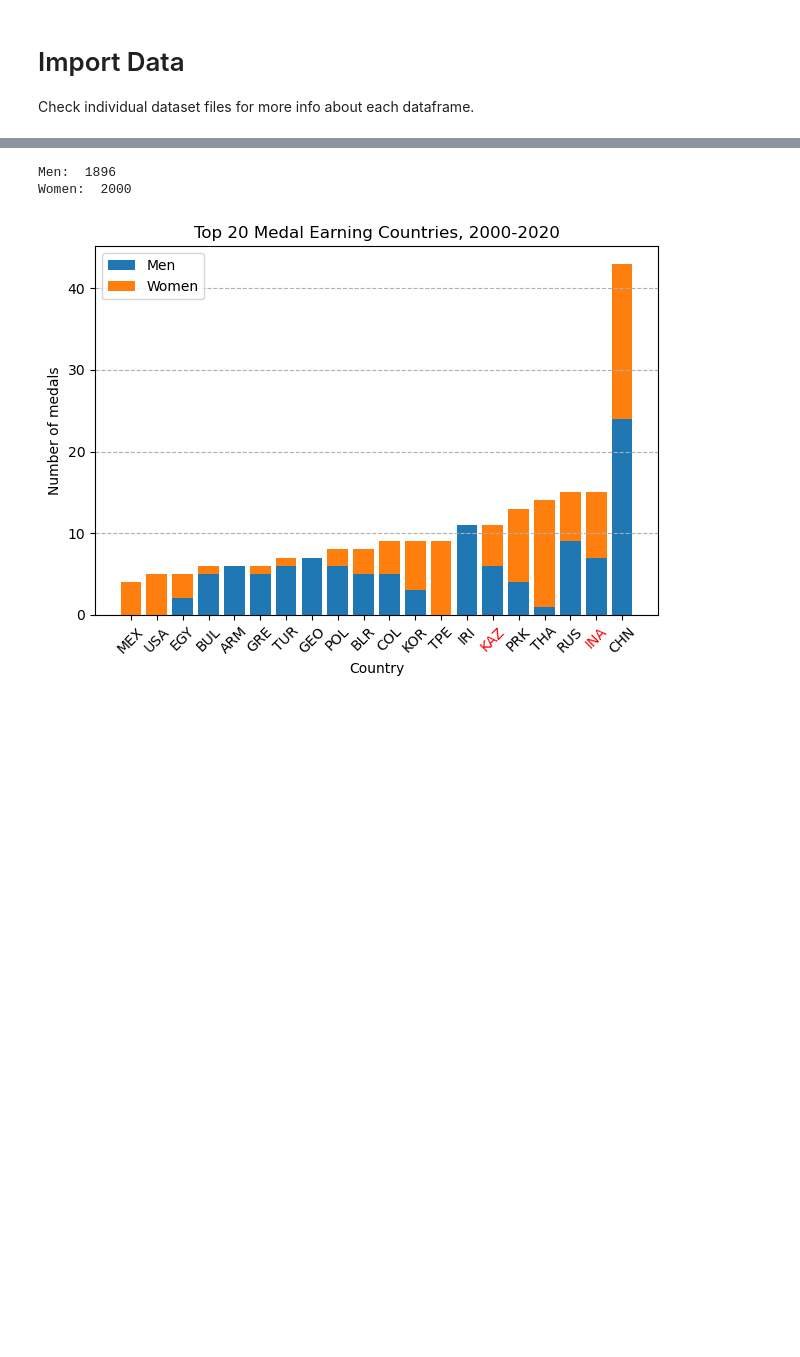
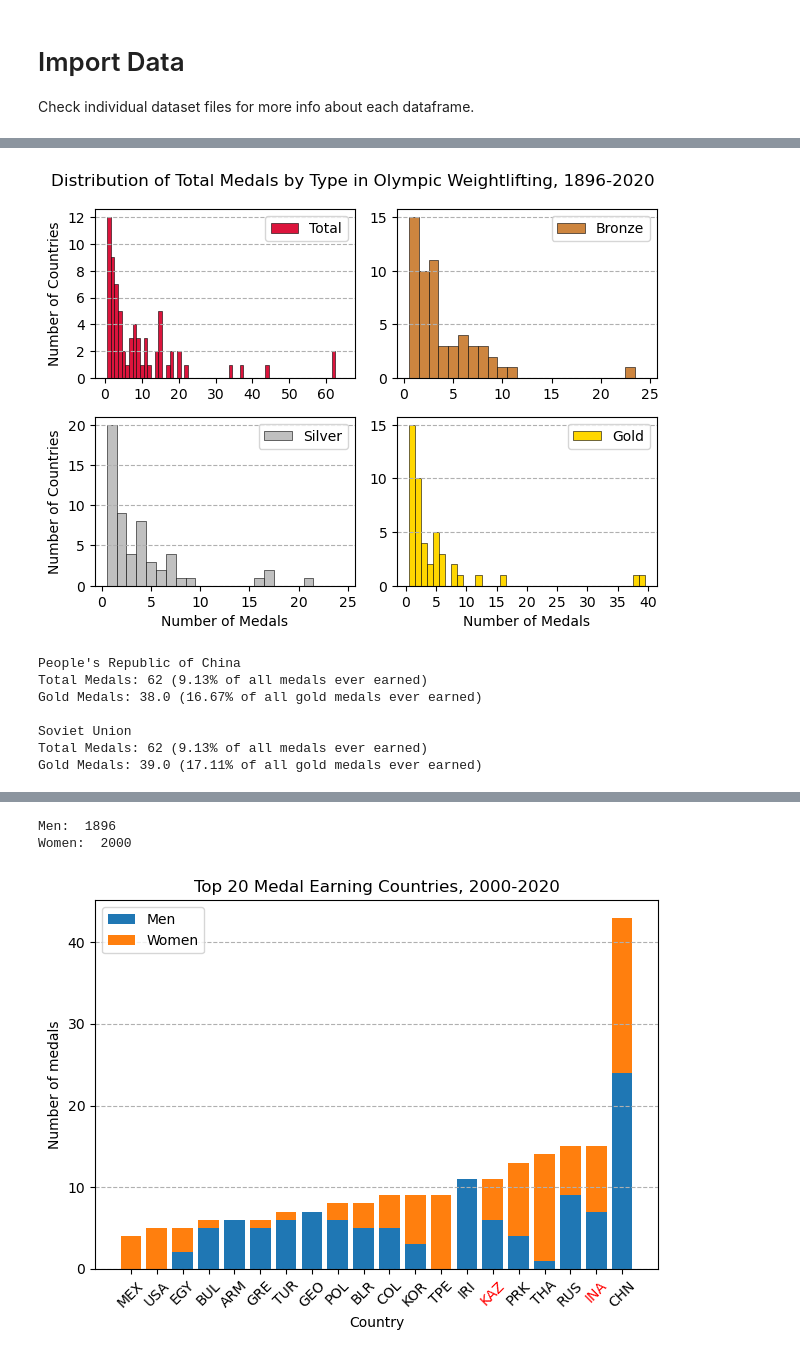
Before and after one commit to nichS21/DS-256-Group-Project, a Jupyter notebook: Stach - Individual Analysis.ipynb, the cells around one changed output, grey strips where cells are left out. Saved outputs shown, nothing was run; the diff lists cells and outputs as text; code cells hidden in the pictures; blank space fills up the shorter version.

```diff
--- a/Stach - Individual Analysis.ipynb
+++ b/Stach - Individual Analysis.ipynb
@@ -48,0 +53,78 @@ DFDiet.replace('..', np.nan, inplace=True)                                 # tur
+# %%
+# Get hist distribution of all medals earned throughout history
+
+fig, axs = plt.subplots(2, 2)           # specifying four subplots, one per corner of figure
+kwargs = dict(lw=0.4, ec='black', align='left')
+
+# Get total num medals, then break down by bronze, silver, and gold for each country
+countryCodes, cTotals = np.unique(weightDF.country_code, return_counts=True)
+bronze = np.zeros(len(countryCodes))
+silver = np.zeros(len(countryCodes))
+gold = np.zeros(len(countryCodes))
+
+for i in range(len(countryCodes)):
+    country = countryCodes[i]
+    bronze[i] = weightDF[(weightDF.country_code == country) & (weightDF.medal_type == "BRONZE")].shape[0]
+    silver[i] = weightDF[(weightDF.country_code == country) & (weightDF.medal_type == "SILVER")].shape[0]
+    gold[i] = weightDF[(weightDF.country_code == country) & (weightDF.medal_type == "GOLD")].shape[0]
+
+
+# Plot
+axs[0,0].hist(cTotals, bins=np.arange(1,66,1), label="Total", color='crimson', **kwargs)      # totals
+axs[0,1].hist(bronze, bins=np.arange(1,26,1), label ="Bronze", color='peru', **kwargs)        # bronze medals
+axs[1,0].hist(silver, bins=np.arange(1,26,1), label="Silver", color='silver', **kwargs)       # silver medals
+axs[1,1].hist(gold, bins=np.arange(1,41,1), label="Gold", color='gold', **kwargs)             # gold medals
+
+# Graph settings
+#   axs[0,0]
+axs[0,0].set_ylabel("Number of Countries")
+axs[0,0].legend()
+axs[0,0].set_xticks(np.arange(0,66,10))
+axs[0,0].set_yticks(np.arange(0,13,2))
+axs[0,0].grid(axis='y', linestyle='dashed')
+
+#   axs[0,1]
+axs[0,1].legend()
+axs[0,1].grid(axis='y', linestyle='dashed')
+
+#   axs[1,0]
+axs[1,0].set_ylabel("Number of Countries")
+axs[1,0].set_xlabel("Number of Medals")
+axs[1,0].legend()
+axs[1,0].grid(axis='y', linestyle='dashed')
+
+#   axs[1,1]
+axs[1,1].set_xlabel("Number of Medals")
+axs[1,1].legend()
+axs[1,1].set_xticks(np.arange(0,41,5))
+axs[1,1].grid(axis='y', linestyle='dashed')
+
+#   all
+plt.suptitle("Distribution of Total Medals by Type in Olympic Weightlifting, 1896-2020")
+fig.tight_layout()
+plt.show()
+
+
+# Who are the outliers in the total graph and how many medals do they have?
+outliers = countryCodes[np.where((cTotals > 50) & (gold > 35))]
+allTotal = np.sum(cTotals)  # all medals ever earned in Olympic weightlifting
+goldTotal = np.sum(gold)   # all gold medals ever earned in Olympic weightlifting
+
+for outlier in outliers:
+    name = weightDF[weightDF.country_code == outlier].country_name.values[0]
+
+    # get num medals: total & gold
+    oTotal = cTotals[np.where(countryCodes == outlier)][0]
+    oGold = gold[np.where(countryCodes == outlier)][0]
+    print(name, "\nTotal Medals: ", oTotal, " (", round(oTotal/allTotal*100, 2), "% of all medals ever earned)",
+          "\nGold Medals: ", oGold, " (", round(oGold/goldTotal*100, 2), "% of all gold medals ever earned)", sep='')
+    print()
+# %% [output]
+[figure, added]
+People's Republic of China
+Total Medals: 62 (9.13% of all medals ever earned)
+Gold Medals: 38.0 (16.67% of all gold medals ever earned)
+
+Soviet Union
+Total Medals: 62 (9.13% of all medals ever earned)
+Gold Medals: 39.0 (17.11% of all gold medals ever earned)
```
Also changed, not shown: parts of 6 cells of this notebook.
